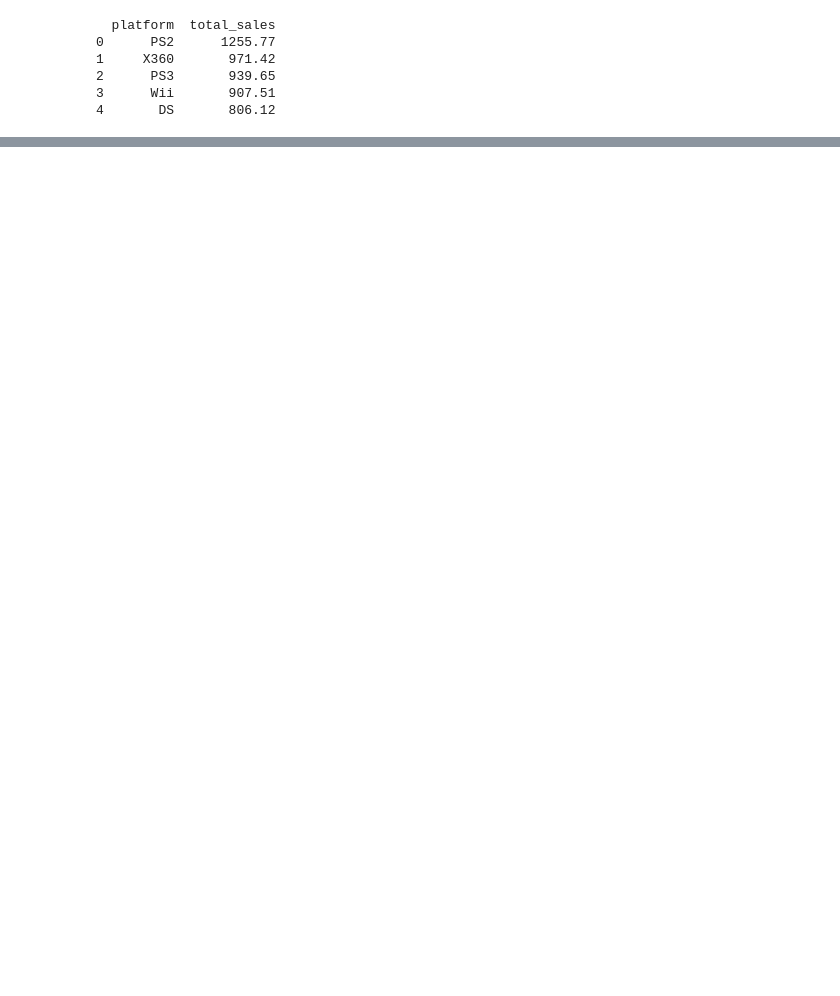
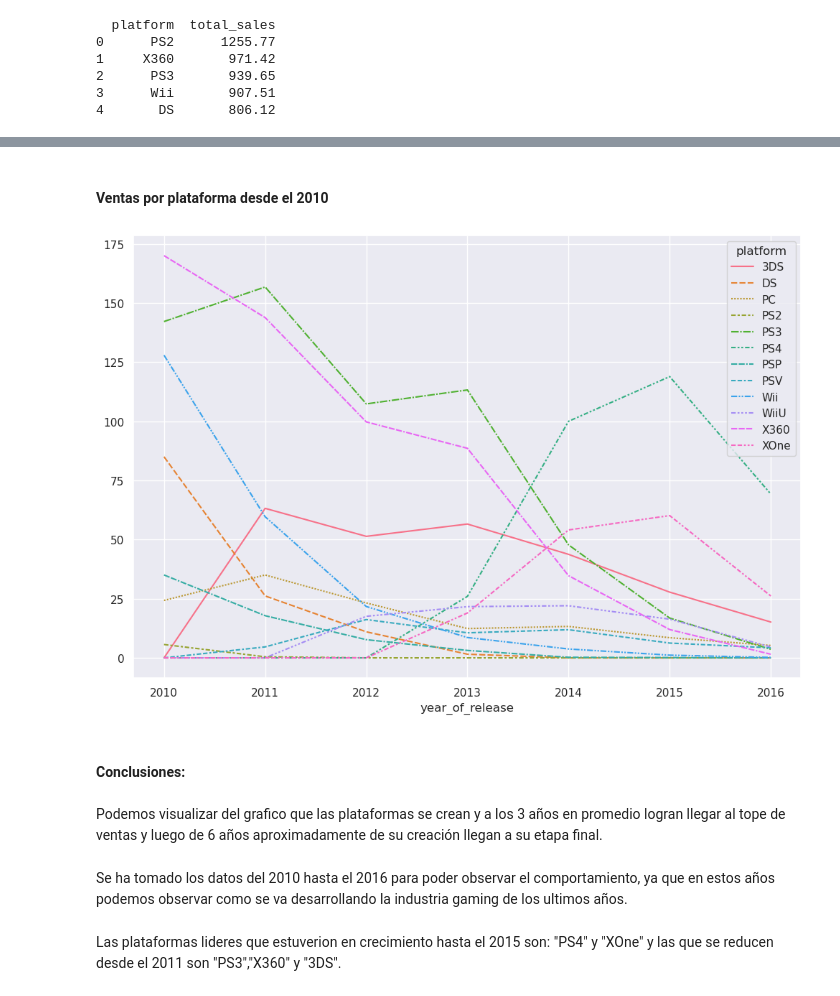
Before and after one commit to ManuelMorales-26/Analitics_game, a Jupyter notebook: games.ipynb, the cells around one changed output, grey strips where cells are left out. Saved outputs shown, nothing was run; the diff lists cells and outputs as text; code cells hidden in the pictures; blank space fills up the shorter version.

```diff
--- a/games.ipynb
+++ b/games.ipynb
@@ -373,0 +252,4 @@ Text(0, 0.5, 'Ventas totales')
+# %%
+#Imprimimos las filas cuyo año sean mayores a 10
+data_12 = df[df["year_of_release"] >= 2010]
+print(data_12)
@@ -373,0 +274,27 @@ Text(0, 0.5, 'Ventas totales')
+# %%
+#Creamos una tabla con las plataformas y las ventas
+tiempo_vida12_plataforma = pd.pivot_table(
+    data_12,
+    index="year_of_release",
+    columns="platform",
+    values="total_sales",
+    aggfunc="sum"
+).fillna(0)
+# %% [markdown]
+#### Ventas por plataforma desde el 2010
+# %%
+#Imprimos grafico para visualizar como se comporta la ventas por plataforma
+
+sns.set_theme(rc={"figure.figsize": (12, 8)})
+sns.lineplot(data=tiempo_vida12_plataforma)
+plt.show()
+# %% [output]
+[figure, added]
+# %% [markdown]
+#### Conclusiones:
+# %% [markdown]
+Podemos visualizar del grafico que las plataformas se crean y a los 3 años en promedio logran llegar al tope de ventas y luego de 6 años aproximadamente de su creación llegan a su etapa final.
+# %% [markdown]
+Se ha tomado los datos del 2010 hasta el 2016 para poder observar el comportamiento, ya que en estos años podemos observar como se va desarrollando la industria gaming de los ultimos años.
+# %% [markdown]
+Las plataformas lideres que estuverion en crecimiento hasta el 2015 son: "PS4" y "XOne" y las que se reducen desde el 2011 son "PS3","X360" y "3DS".
```
Also changed, not shown: parts of 24 cells of this notebook.
